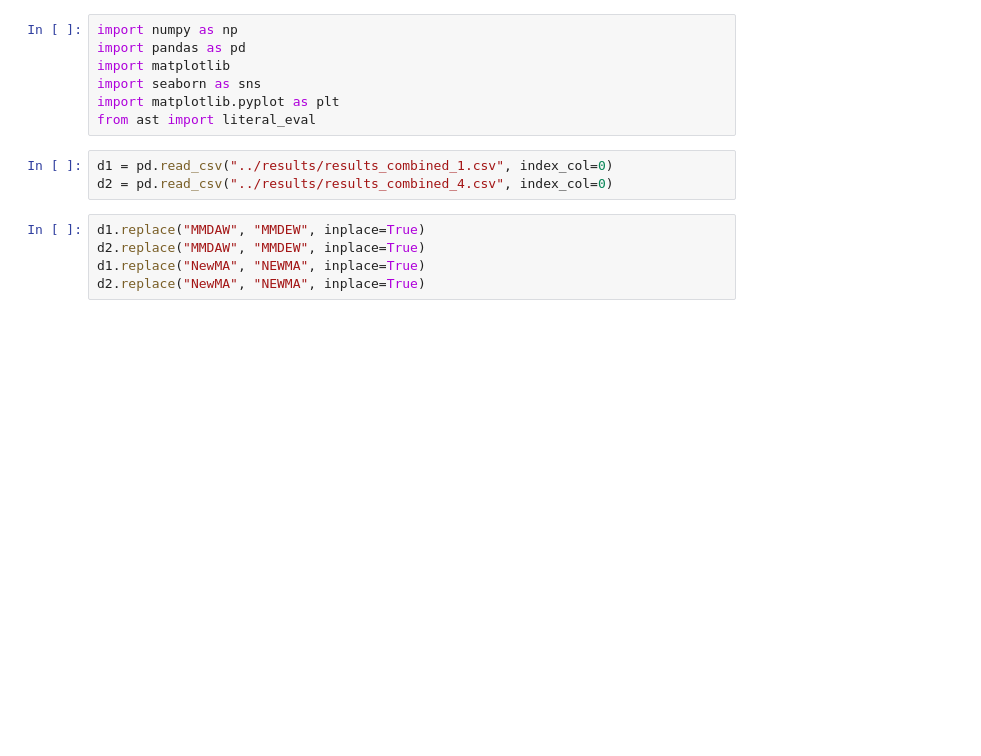
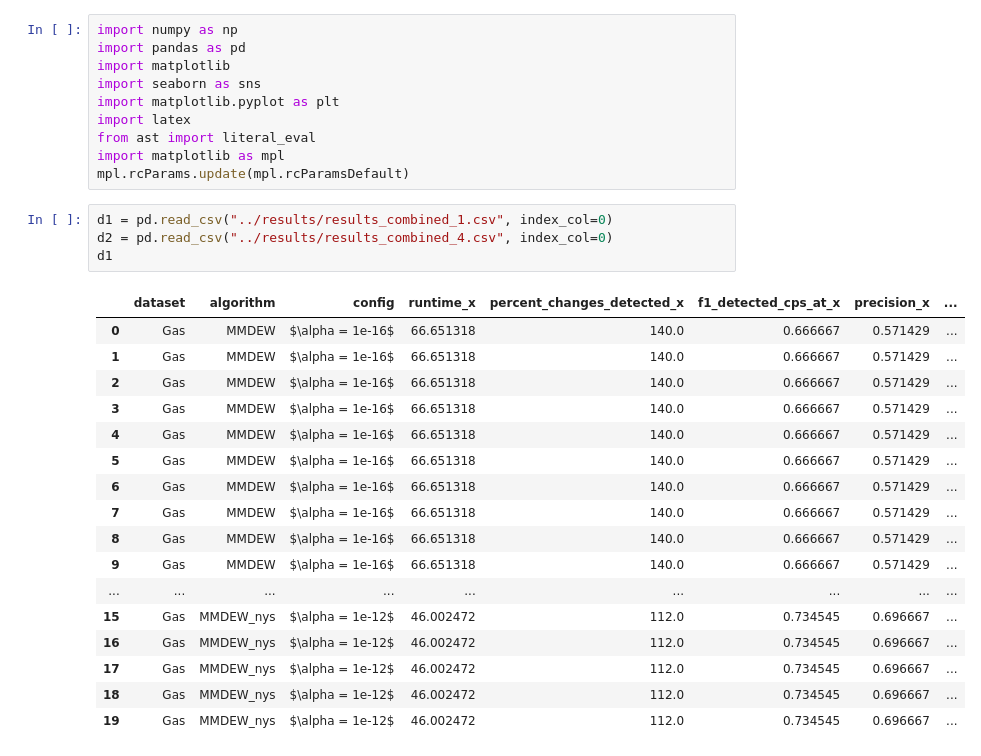
Before and after one commit to blendaddict/MMDEW_Nystroem, a Jupyter notebook: notebooks/00_plot_f1.ipynb, the cells around one changed output. Cells and saved outputs as stored; diff of their text form; blank space fills up the shorter version.

```diff
--- a/notebooks/00_plot_f1.ipynb
+++ b/notebooks/00_plot_f1.ipynb
@@ -4,14 +4,31 @@ import pandas as pd
 import matplotlib
 import seaborn as sns
 import matplotlib.pyplot as plt
+import latex
 from ast import literal_eval
+import matplotlib as mpl
+mpl.rcParams.update(mpl.rcParamsDefault)
 # %%
 d1 = pd.read_csv("../results/results_combined_1.csv", index_col=0)
 d2 = pd.read_csv("../results/results_combined_4.csv", index_col=0)
+d1
+# %% [output]
+|  | dataset | algorithm | config | runtime_x | percent_changes_detected_x | f1_detected_cps_at_x | precision_x | ... |
+| 0 | Gas | MMDEW | $\alpha = 1e-16$ | 66.651318 | 140.0 | 0.666667 | 0.571429 | ... |
+| 1 | Gas | MMDEW | $\alpha = 1e-16$ | 66.651318 | 140.0 | 0.666667 | 0.571429 | ... |
+| 2 | Gas | MMDEW | $\alpha = 1e-16$ | 66.651318 | 140.0 | 0.666667 | 0.571429 | ... |
+| 3 | Gas | MMDEW | $\alpha = 1e-16$ | 66.651318 | 140.0 | 0.666667 | 0.571429 | ... |
+| 4 | Gas | MMDEW | $\alpha = 1e-16$ | 66.651318 | 140.0 | 0.666667 | 0.571429 | ... |
+| 5 | Gas | MMDEW | $\alpha = 1e-16$ | 66.651318 | 140.0 | 0.666667 | 0.571429 | ... |
+| 6 | Gas | MMDEW | $\alpha = 1e-16$ | 66.651318 | 140.0 | 0.666667 | 0.571429 | ... |
+| 7 | Gas | MMDEW | $\alpha = 1e-16$ | 66.651318 | 140.0 | 0.666667 | 0.571429 | ... |
+| 8 | Gas | MMDEW | $\alpha = 1e-16$ | 66.651318 | 140.0 | 0.666667 | 0.571429 | ... |
+| 9 | Gas | MMDEW | $\alpha = 1e-16$ | 66.651318 | 140.0 | 0.666667 | 0.571429 | ... |
+| ... | ... | ... | ... | ... | ... | ... | ... | ... |
+| 15 | Gas | MMDEW_nys | $\alpha = 1e-12$ | 46.002472 | 112.0 | 0.734545 | 0.696667 | ... |
+| 16 | Gas | MMDEW_nys | $\alpha = 1e-12$ | 46.002472 | 112.0 | 0.734545 | 0.696667 | ... |
+| 17 | Gas | MMDEW_nys | $\alpha = 1e-12$ | 46.002472 | 112.0 | 0.734545 | 0.696667 | ... |
+| 18 | Gas | MMDEW_nys | $\alpha = 1e-12$ | 46.002472 | 112.0 | 0.734545 | 0.696667 | ... |
+| 19 | Gas | MMDEW_nys | $\alpha = 1e-12$ | 46.002472 | 112.0 | 0.734545 | 0.696667 | ... |
-# %%
-d1.replace("MMDAW", "MMDEW", inplace=True)
-d2.replace("MMDAW", "MMDEW", inplace=True)
-d1.replace("NewMA", "NEWMA", inplace=True)
-d2.replace("NewMA", "NEWMA", inplace=True)
 # %%
 d1[d1["dataset"] == "Traf"].actual_cps.unique()
```
Also changed, not shown: parts of 3 cells of this notebook, 30 other files.
